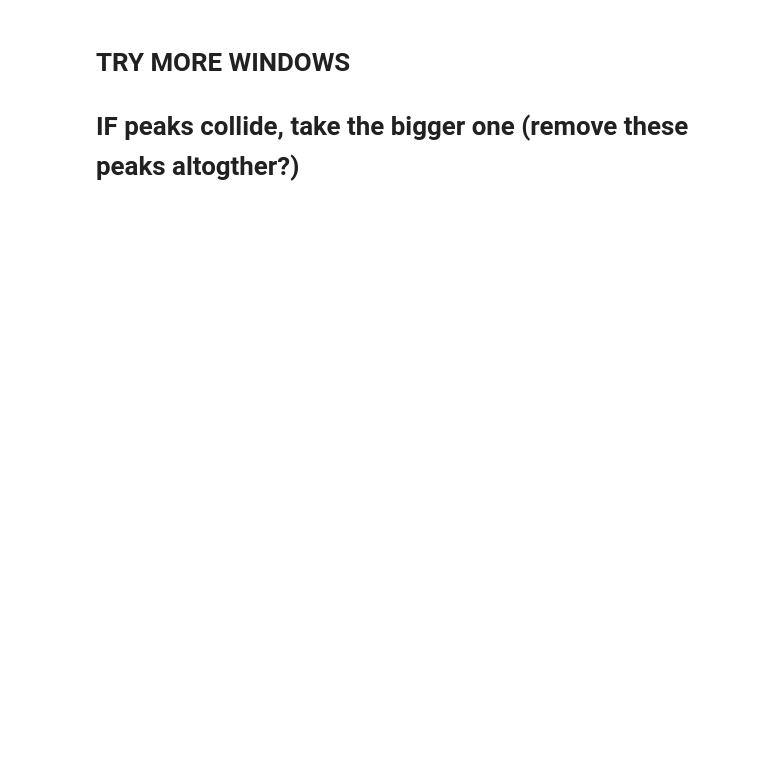
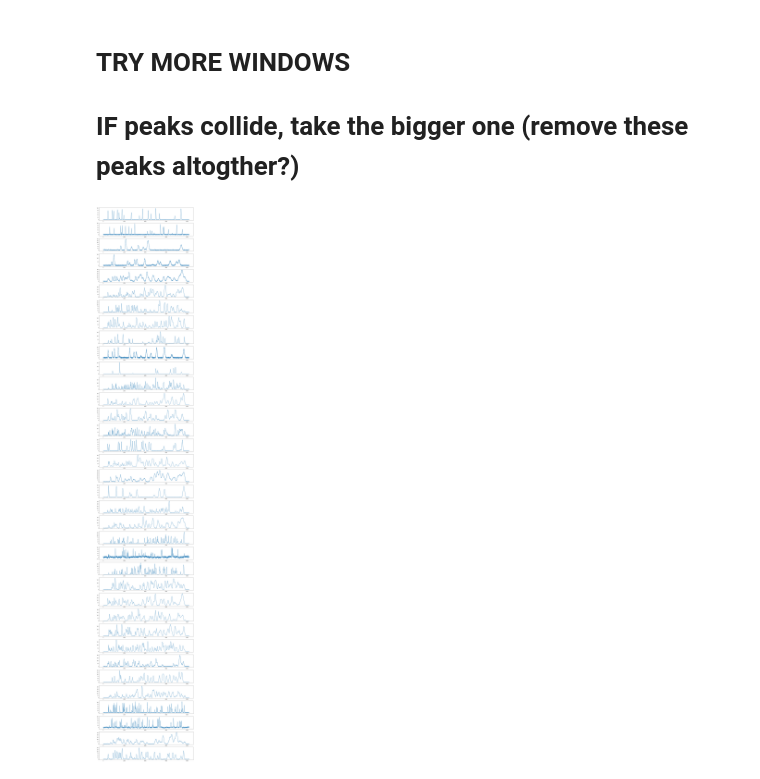
Before and after one commit to akensert/deep-learning-peak-detection, a Jupyter notebook: notebooks/01_convolutional-neural-network.ipynb, the cells around one changed output. Drawn from its saved outputs; the diff is of its cells as text; code cells hidden in the pictures; blank space fills up the shorter version.

```diff
--- a/notebooks/01_convolutional-neural-network.ipynb
+++ b/notebooks/01_convolutional-neural-network.ipynb
@@ -33,12 +47,14 @@ from cnn.data_generators import DataGenerator
 # %%
-simulator_train = Simulator(LabelEncoder(512))
+simulator_train = Simulator(LabelEncoder(512).remove_collision)
 
 fig, axes = plt.subplots(36, 1, figsize=(20, 120))
 for i in range(36):
     x = simulator_train._generate_example(i+100)['chromatogram']
     axes.reshape(-1)[i].plot(x)
-    axes.reshape(-1)[i].set_xlim(5000, 7500)
-    axes.reshape(-1)[i].set_ylim(-2, 2)
+   # axes.reshape(-1)[i].set_xlim(5000, 7500)
+   # axes.reshape(-1)[i].set_ylim(-2, 2)
+# %% [output]
+[figure, added]
 # %%
 
 # Model training
```
Also changed, not shown: parts of 16 cells of this notebook, 8 other files.
